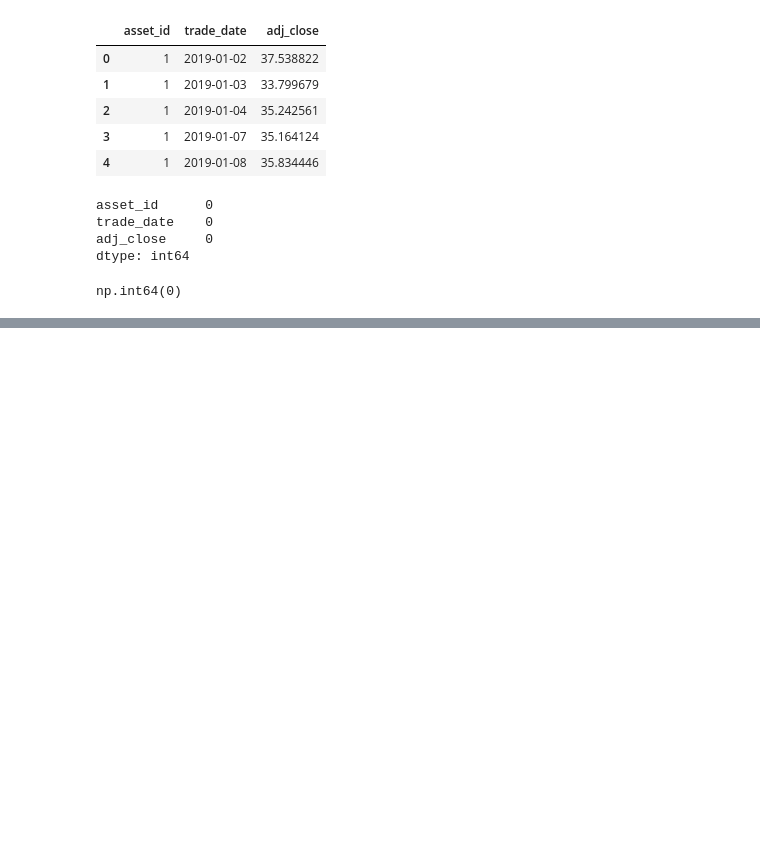
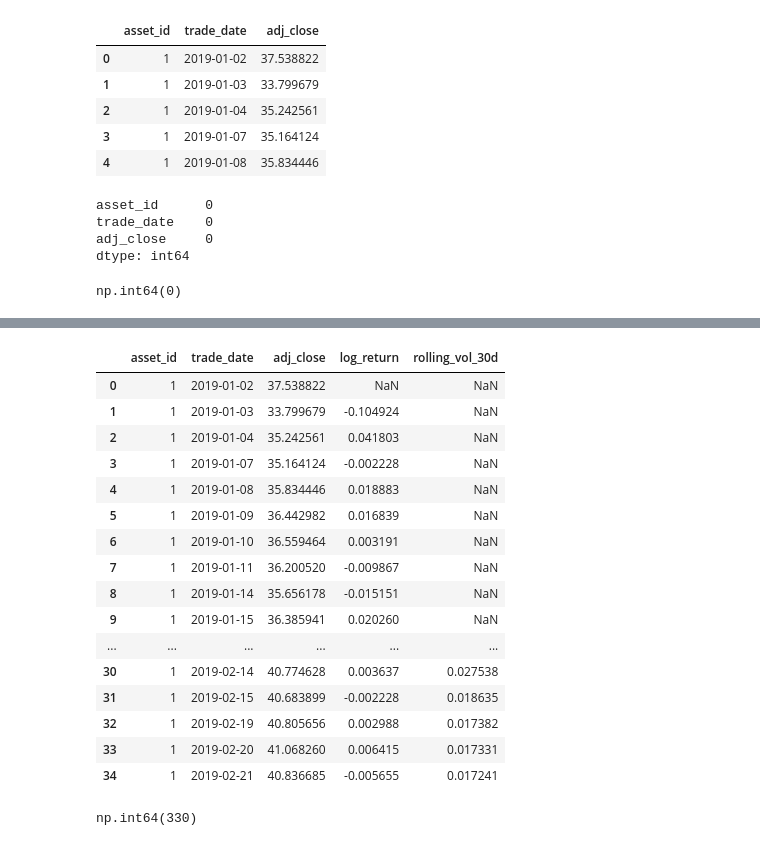
Before and after one commit to tsai143/financial-risk-analytics, a Jupyter notebook: notebooks/week2_returns_volatility.ipynb, the cells around one changed output, grey strips where cells are left out. Saved outputs shown, nothing was run; the diff lists cells and outputs as text; code cells hidden in the pictures; blank space fills up the shorter version.

```diff
--- a/notebooks/week2_returns_volatility.ipynb
+++ b/notebooks/week2_returns_volatility.ipynb
@@ -51,3 +51,14 @@ dtype: int64
 df.duplicated(subset=["asset_id", "trade_date"]).sum()
 # %% [output]
 np.int64(0)
+# %%
+# Calculate daily log returns for each asset
+# Using transform() ensures the result aligns with the original DataFrame index
+
+df["log_return"] = (
+    df
+    .groupby("asset_id")["adj_close"]
+    .transform(lambda x: np.log(x / x.shift(1)))
+)
+
+df.head()
@@ -53,0 +153,36 @@ np.int64(0)
+# %%
+# Calculate 30-day rolling volatility for each asset
+# Volatility = standard deviation of daily log returns
+
+df["rolling_vol_30d"] = (
+    df
+    .groupby("asset_id")["log_return"]
+    .transform(
+        lambda x: x.rolling(window=30).std()
+    )
+)
+
+df.head(35)
+# %% [output]
+|  | asset_id | trade_date | adj_close | log_return | rolling_vol_30d |
+| 0 | 1 | 2019-01-02 | 37.538822 | NaN | NaN |
+| 1 | 1 | 2019-01-03 | 33.799679 | -0.104924 | NaN |
+| 2 | 1 | 2019-01-04 | 35.242561 | 0.041803 | NaN |
+| 3 | 1 | 2019-01-07 | 35.164124 | -0.002228 | NaN |
+| 4 | 1 | 2019-01-08 | 35.834446 | 0.018883 | NaN |
+| 5 | 1 | 2019-01-09 | 36.442982 | 0.016839 | NaN |
+| 6 | 1 | 2019-01-10 | 36.559464 | 0.003191 | NaN |
+| 7 | 1 | 2019-01-11 | 36.200520 | -0.009867 | NaN |
+| 8 | 1 | 2019-01-14 | 35.656178 | -0.015151 | NaN |
+| 9 | 1 | 2019-01-15 | 36.385941 | 0.020260 | NaN |
+| ... | ... | ... | ... | ... | ... |
+| 30 | 1 | 2019-02-14 | 40.774628 | 0.003637 | 0.027538 |
+| 31 | 1 | 2019-02-15 | 40.683899 | -0.002228 | 0.018635 |
+| 32 | 1 | 2019-02-19 | 40.805656 | 0.002988 | 0.017382 |
+| 33 | 1 | 2019-02-20 | 41.068260 | 0.006415 | 0.017331 |
+| 34 | 1 | 2019-02-21 | 40.836685 | -0.005655 | 0.017241 |
+# %%
+# Count NaNs in rolling volatility
+df["rolling_vol_30d"].isnull().sum()
+# %% [output]
+np.int64(330)
```
Also changed, not shown: parts of 13 cells of this notebook.
